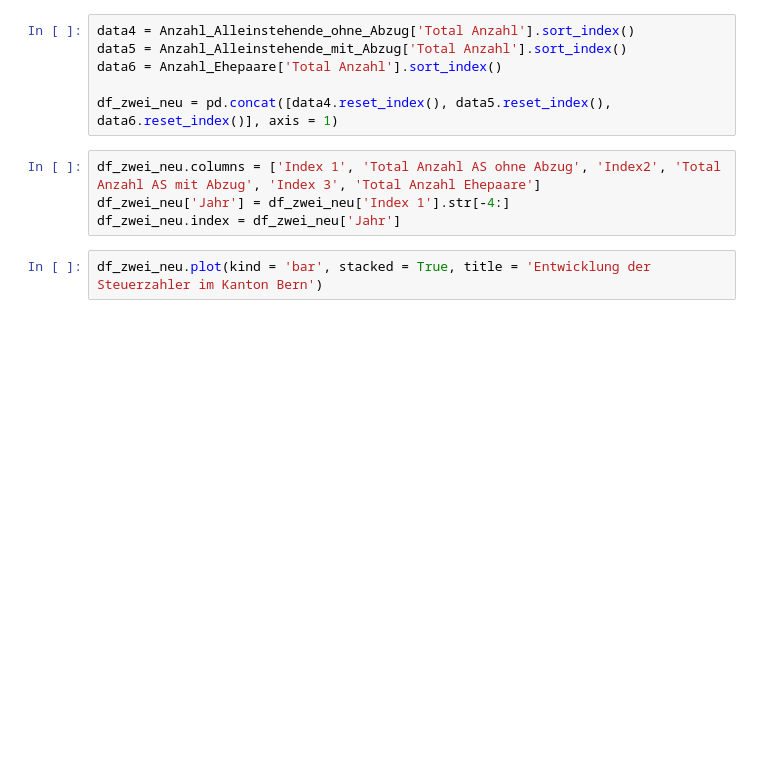
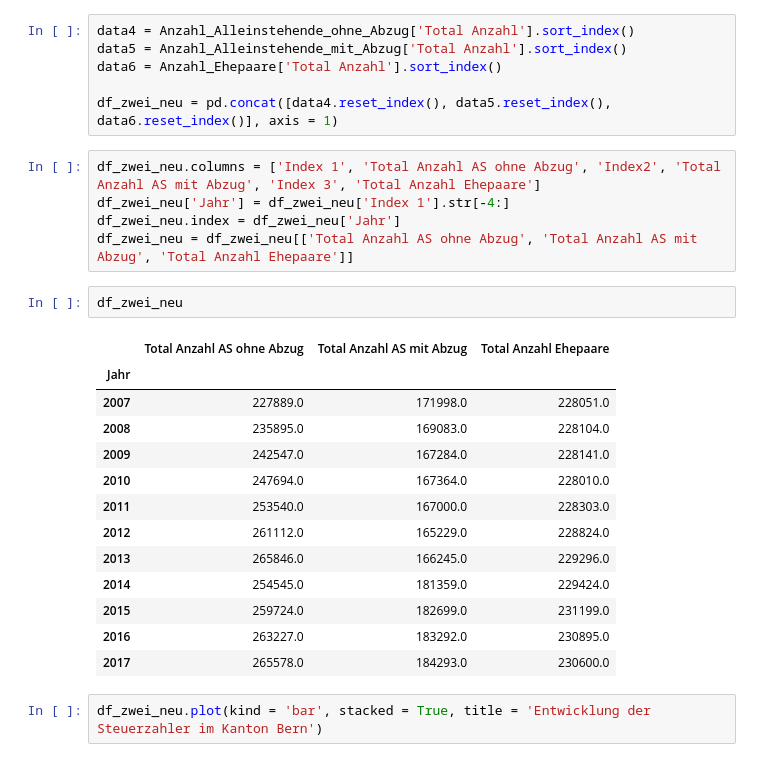
Before and after one commit to sandrarutschi/cas-ddj, a Jupyter notebook: Meine Projekte/Abschlussarbeit/Reinschrift Einkommenssteuer richtig.ipynb, the cells around one changed output. Cells and saved outputs as stored; diff of their text form; blank space fills up the shorter version.

```diff
--- a/Meine Projekte/Abschlussarbeit/Reinschrift Einkommenssteuer richtig.ipynb
+++ b/Meine Projekte/Abschlussarbeit/Reinschrift Einkommenssteuer richtig.ipynb
@@ -610,6 +610,23 @@ df_zwei_neu = pd.concat([data4.reset_index(), data5.reset_index(), data6.reset_i
 df_zwei_neu.columns = ['Index 1', 'Total Anzahl AS ohne Abzug', 'Index2', 'Total Anzahl AS mit Abzug', 'Index 3', 'Total Anzahl Ehepaare']
 df_zwei_neu['Jahr'] = df_zwei_neu['Index 1'].str[-4:]
 df_zwei_neu.index = df_zwei_neu['Jahr']
+df_zwei_neu = df_zwei_neu[['Total Anzahl AS ohne Abzug', 'Total Anzahl AS mit Abzug', 'Total Anzahl Ehepaare']]
+# %%
+df_zwei_neu
+# %% [output]
+|  | Total Anzahl AS ohne Abzug | Total Anzahl AS mit Abzug | Total Anzahl Ehepaare |
+| Jahr |  |  |  |
+| 2007 | 227889.0 | 171998.0 | 228051.0 |
+| 2008 | 235895.0 | 169083.0 | 228104.0 |
+| 2009 | 242547.0 | 167284.0 | 228141.0 |
+| 2010 | 247694.0 | 167364.0 | 228010.0 |
+| 2011 | 253540.0 | 167000.0 | 228303.0 |
+| 2012 | 261112.0 | 165229.0 | 228824.0 |
+| 2013 | 265846.0 | 166245.0 | 229296.0 |
+| 2014 | 254545.0 | 181359.0 | 229424.0 |
+| 2015 | 259724.0 | 182699.0 | 231199.0 |
+| 2016 | 263227.0 | 183292.0 | 230895.0 |
+| 2017 | 265578.0 | 184293.0 | 230600.0 |
 # %%
 df_zwei_neu.plot(kind = 'bar', stacked = True, title = 'Entwicklung der Steuerzahler im Kanton Bern')
 # %% [output]
```
Also changed, not shown: parts of 2 cells of this notebook.
